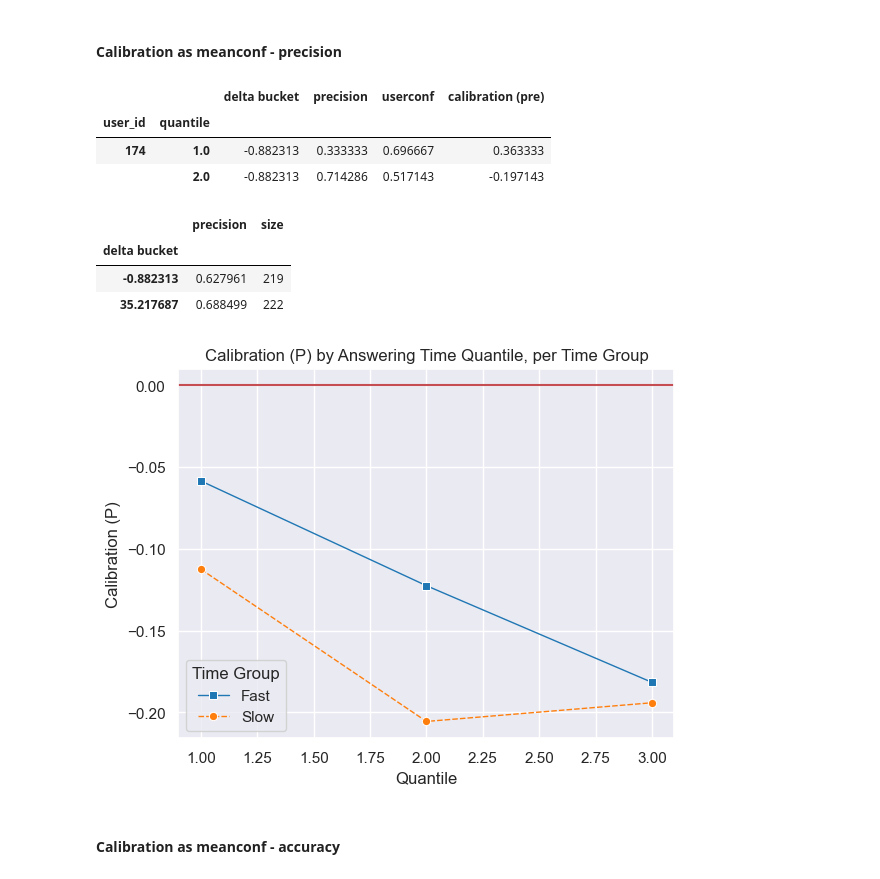
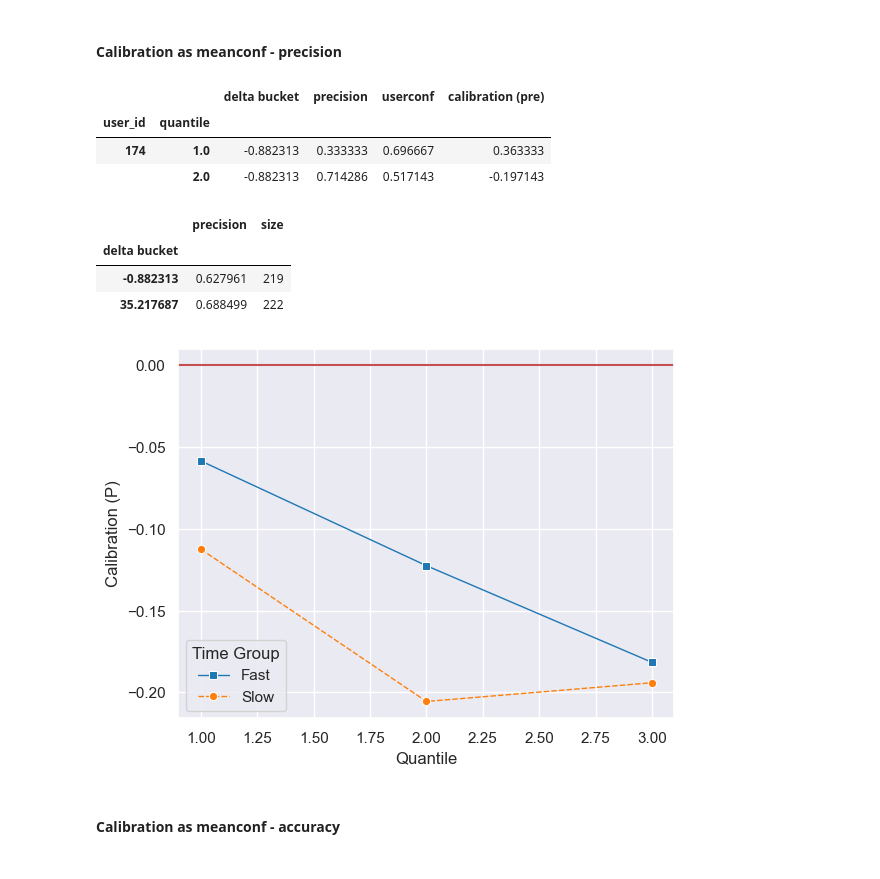
Before and after one commit to MatanSolomon01/LOUC---leave-one-out-calibration, a Jupyter notebook: calibration.ipynb, the cells around one changed output. Saved outputs shown, nothing was run; the diff lists cells and outputs as text; code cells hidden in the pictures.

```diff
--- a/calibration.ipynb
+++ b/calibration.ipynb
@@ -11,13 +11,8 @@ import matplotlib.pyplot as plt
 from sklearn.metrics import confusion_matrix
 sns.set()
 pd.set_option('display.max_columns', None)
-# import os
-# import datetime
-# from datetime import datetime
-# import math
 
-# from tqdm import tqdm
-# from scipy.stats import pearsonr
+titles = False
 # %%
 data = pkl.load(open('data/data.pkl','rb'))
 data.head()
@@ -154,8 +150,8 @@ data.insert(9, 'quantile', tdata['quantile'])
 # Divide the users into 3 buckets, depending on the average answering time
 users_mdelta = pd.DataFrame(users_mdelta)
 users_mdelta['delta bucket'] = users_mdelta['time delta'].quantile(1)
-for q in [0.5]: #[0.75, 0.5, 0.25]: #[2/3, 1/3]
-    users_mdelta.loc[users_mdelta['time delta'] < users_mdelta['time delta'].quantile(q), 'delta bucket'] = users_mdelta['time delta'].quantile(q)
+q = 0.5
+users_mdelta.loc[users_mdelta['time delta'] < users_mdelta['time delta'].quantile(q), 'delta bucket'] = users_mdelta['time delta'].quantile(q)
 
 tdata = tdata.join(users_mdelta[['delta bucket']], on='user_id')
 data.insert(10, 'delta bucket', tdata['delta bucket'])
@@ -164,30 +160,30 @@ data.insert(10, 'delta bucket', tdata['delta bucket'])
 # %%
 means = data.loc[data['confusion'].isin(['TP', 'FP']), ['user_id', 'delta bucket', 'quantile', 'correct', 'userconf']].groupby(['user_id', 'quantile']).agg({'delta bucket':'first'}|{f:'mean' for f in ['correct', 'userconf']})
 means = means.rename(columns={'correct':'precision'})
 means['calibration (pre)'] = means['userconf'] - means['precision']
 display(means.head(2))
 delta_buckets = means.groupby(['delta bucket'])[['precision']].agg(precision=('precision', 'mean'), size=('precision', 'size'))
 display(delta_buckets)
 
 graph = sns.lineplot(means, x='quantile', y='calibration (pre)',hue='delta bucket', style='delta bucket', markers=["s", "o"], errorbar=None, linewidth=1, palette='tab10')
-graph.set(title='Calibration (P) by Answering Time Quantile, per Time Group', xlabel='Quantile', ylabel="Calibration (P)")
+graph.set(title='Calibration (P) by Answering Time Quantile, per Time Group' if titles else "", xlabel='Quantile', ylabel="Calibration (P)")
 graph.axhline(y=0, c='r')
 leg = graph.legend(title="Time Group", labels=['Fast', 'Slow'])
 # for t in leg.texts:
 #     t.set_text(round(float(t.get_text()),2))
 
 plt.savefig(f"results/calibration/Calibration (P) by Answering Time Quantile, per Time Group")
 plt.show()
 # %% [output]
 |  |  | delta bucket | precision | userconf | calibration (pre) |
 | user_id | quantile |  |  |  |  |
 | 174 | 1.0 | -0.882313 | 0.333333 | 0.696667 | 0.363333 |
 |  | 2.0 | -0.882313 | 0.714286 | 0.517143 | -0.197143 |
 |  | precision | size |
 | delta bucket |  |  |
 | -0.882313 | 0.627961 | 219 |
 | 35.217687 | 0.688499 | 222 |
-[figure, old version]
+[figure, new version]
 # %% [markdown]
 #### Calibration as meanconf - accuracy
 # %%
```
Also changed, not shown: parts of 7 cells of this notebook, 17 other files.
